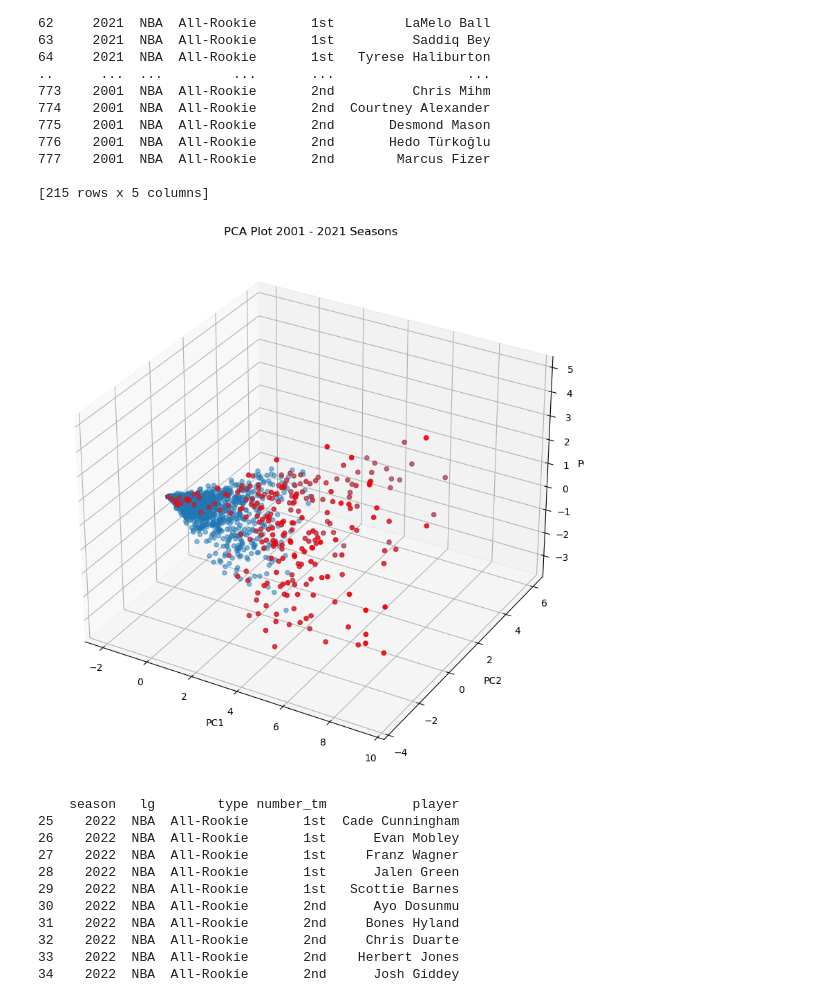
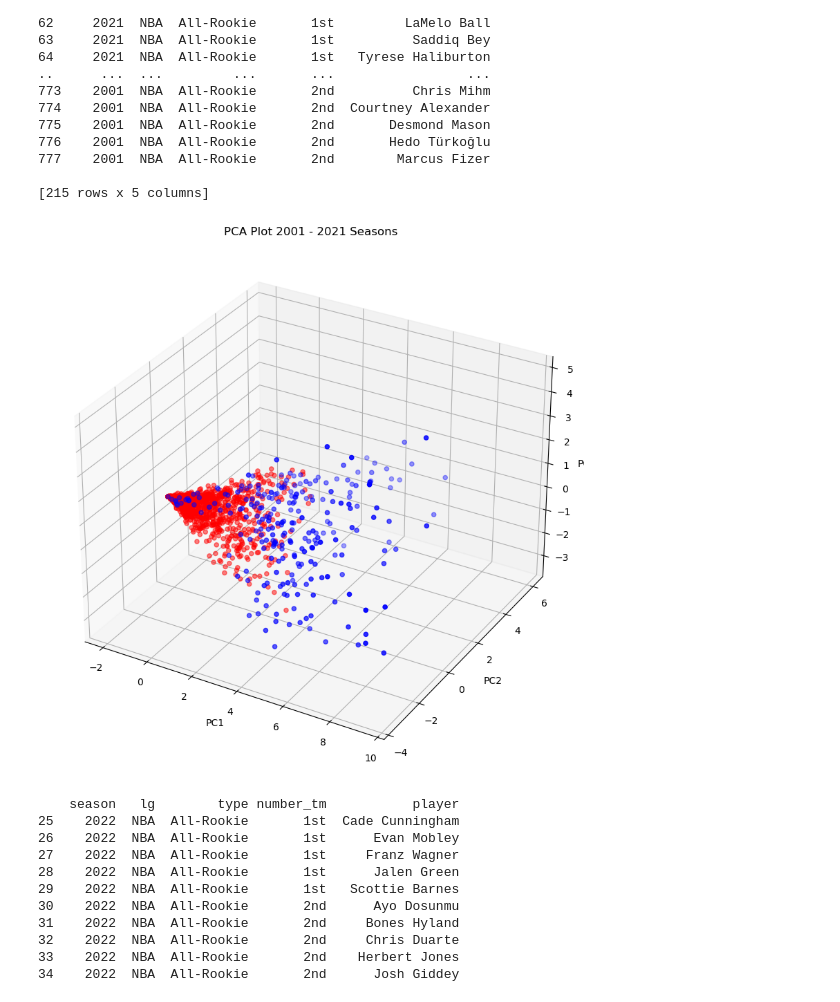
Before and after one commit to Matthew4335/MLProject, a Jupyter notebook: ProjectCode/projectcode-checkpoint.ipynb, the cells around one changed output. Saved outputs shown, nothing was run; the diff lists cells and outputs as text; code cells hidden in the pictures.

```diff
--- a/ProjectCode/projectcode-checkpoint.ipynb
+++ b/ProjectCode/projectcode-checkpoint.ipynb
@@ -319,25 +319,26 @@ print(teams_training)
 # %%
 highlight_players = teams['player'].tolist()
 fig = plt.figure(figsize=(10, 10))
 ax = fig.add_subplot(111, projection='3d')
 
 # Plot all players
-ax.scatter(pca_df_training['PC1'], pca_df_training['PC2'], pca_df_training['PC3'], alpha=0.5, label='All Players')
+not_highlight_df = pca_df_training[~pca_df_training.index.isin(highlight_players)]
+ax.scatter(not_highlight_df['PC1'], not_highlight_df['PC2'], not_highlight_df['PC3'],  color = 'red', alpha=0.5, label='All Players')
 
 # Highlight selected players
 highlight_df = pca_df_training.loc[pca_df_training.index.isin(highlight_players)]
-ax.scatter(highlight_df['PC1'], highlight_df['PC2'], highlight_df['PC3'], color='red', label='Highlighted Players')
+ax.scatter(highlight_df['PC1'], highlight_df['PC2'], highlight_df['PC3'], color='blue', label='Highlighted Players')
 
 
 ax.set_xlabel('PC1')
 ax.set_ylabel('PC2')
 ax.set_zlabel('PC3')
 ax.set_title('PCA Plot 2001 - 2021 Seasons')
 ax.grid(True)
 plt.savefig("PCAData.jpg")
 plt.show()
 # %% [output]
-[figure, old version]
+[figure, new version]
 # %%
 teams = pd.read_csv("data/EndofSeasonTeams.csv")
 #teams = teams[teams['season'] < 2023]
```
Also changed, not shown: parts of 1 cell of this notebook, 29 other files.
